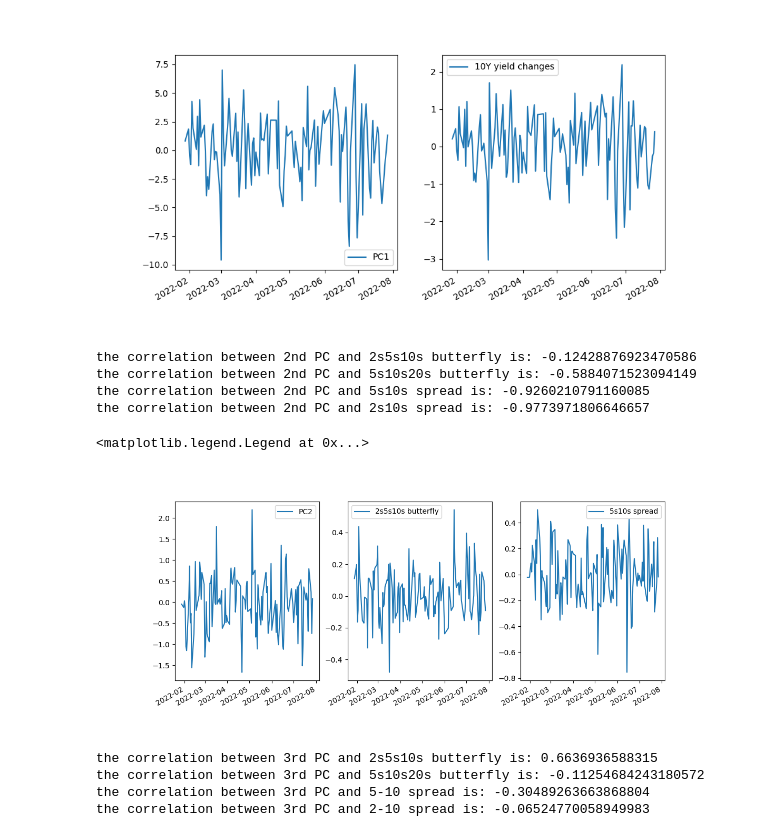
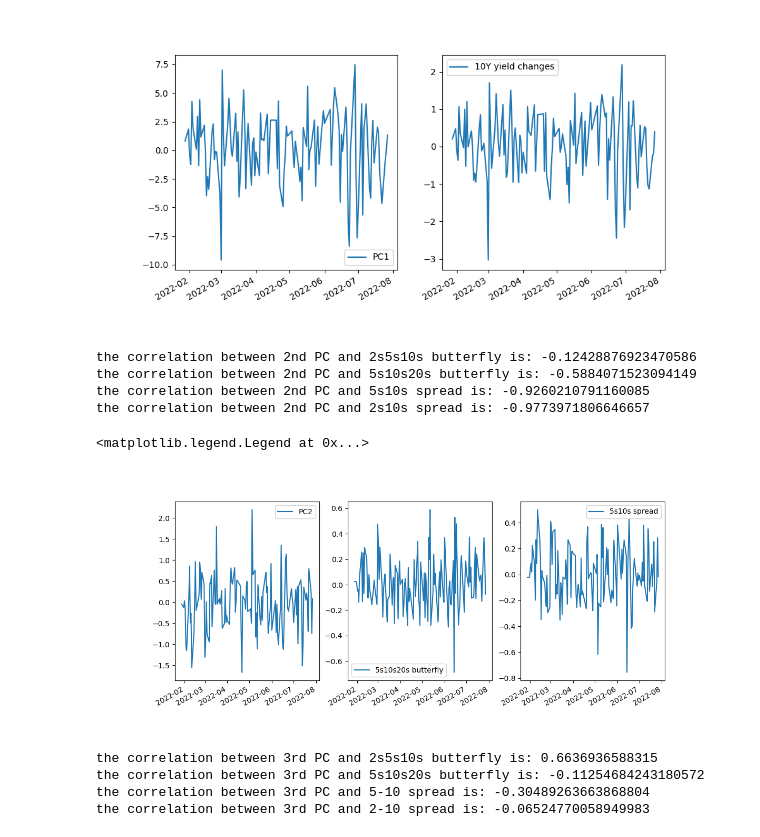
Before and after one commit to QizheCui/PCA_Butterfly_Trading_Strategy, a Jupyter notebook: LiborVersion/PCA_Trade_Libor_5s10s20s_changes.ipynb, the cells around one changed output. Cells and saved outputs as stored; diff of their text form; code cells hidden in the pictures.

```diff
--- a/LiborVersion/PCA_Trade_Libor_5s10s20s_changes.ipynb
+++ b/LiborVersion/PCA_Trade_Libor_5s10s20s_changes.ipynb
@@ -98,33 +92,33 @@ the correlation between 1st PC and 10Y yield changes is: 0.9851168354796769
 # %%
 # 2nd PC and its correlation with curvature, slope
 plt.figure(figsize=(12,5))
 plt.subplot(1,3,1)
 plt.plot(dates[mask],PC2, label='PC2')
 plt.legend()
 # calculate the curvature of curve changes
 curvature1 = df_scale.loc[:,2] - 2*df_scale.loc[:,5] + df_scale.loc[:,10] # 2s5s10s butterfly
 curvature2 = df_scale.loc[:,5] - 2*df_scale.loc[:,10] + df_scale.loc[:,20] # 5s10s20s butterfly
 spread_5_10 = df_scale.loc[:,5] - df_scale.loc[:,10] # 5s10s spread
 spread_2_10 = df_scale.loc[:,2] - df_scale.loc[:,10] # 2s10s spread
 print(f"the correlation between 2nd PC and 2s5s10s butterfly is: {np.corrcoef(PC2, curvature1)[0][1]}")
 print(f"the correlation between 2nd PC and 5s10s20s butterfly is: {np.corrcoef(PC2, curvature2)[0][1]}")
 print(f"the correlation between 2nd PC and 5s10s spread is: {np.corrcoef(PC2, spread_5_10)[0][1]}")
 print(f"the correlation between 2nd PC and 2s10s spread is: {np.corrcoef(PC2, spread_2_10)[0][1]}")
 plt.subplot(1,3,2)
-plt.plot(dates[mask],curvature1, label='2s5s10s butterfly')
+plt.plot(dates[mask],curvature2, label='5s10s20s butterfly')
 plt.gcf().autofmt_xdate()
 plt.legend()
 plt.subplot(1,3,3)
 plt.plot(dates[mask],spread_5_10, label='5s10s spread')
 plt.gcf().autofmt_xdate()
 plt.legend()
 # %% [output]
 the correlation between 2nd PC and 2s5s10s butterfly is: -0.12428876923470586
 the correlation between 2nd PC and 5s10s20s butterfly is: -0.5884071523094149
 the correlation between 2nd PC and 5s10s spread is: -0.9260210791160085
 the correlation between 2nd PC and 2s10s spread is: -0.9773971806646657
 <matplotlib.legend.Legend at 0x...>
-[figure, old version]
+[figure, new version]
 # %%
 # 3rd PC and its correlation with 2s5s10s butterfly, 5-10 spread
 plt.figure(figsize=(12,5))
```
Also changed, not shown: parts of 3 cells of this notebook.
